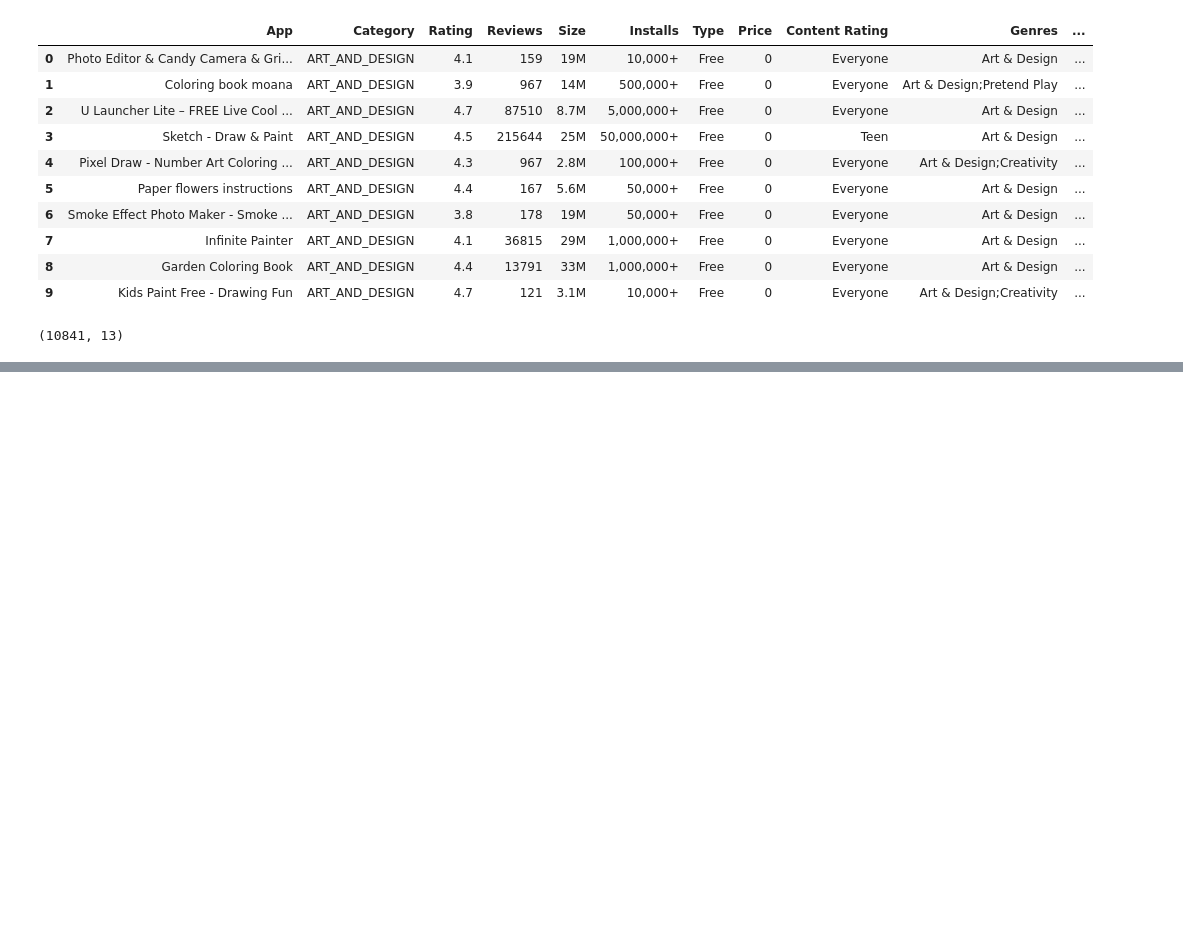
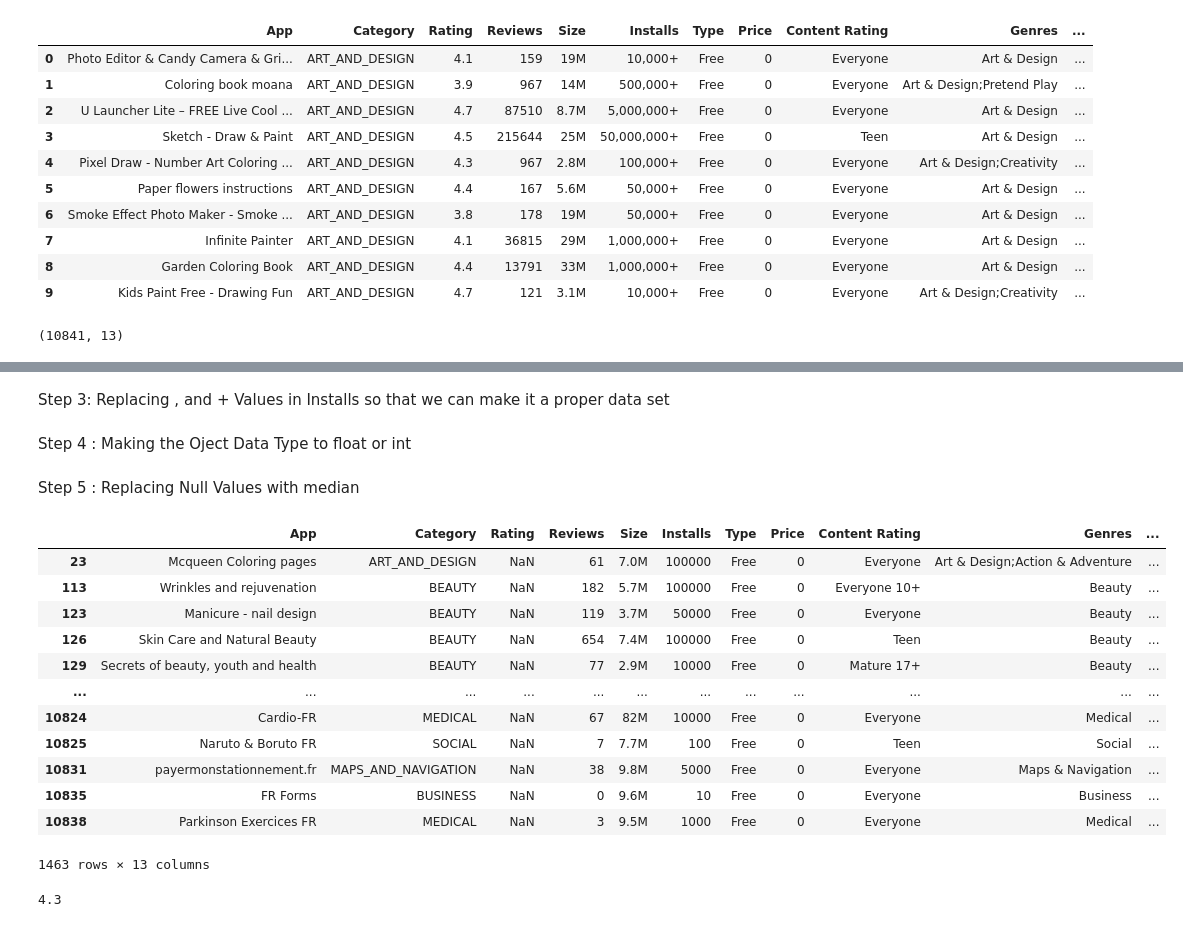
Before and after one commit to PrudhviGowroju/Play-Store-App-Review-Analysis, a Jupyter notebook: Play_Store_App_Review_Analysis_Capstone_Project.ipynb, the cells around one changed output, grey strips where cells are left out. Drawn from its saved outputs; the diff is of its cells as text; code cells hidden in the pictures; blank space fills up the shorter version.

```diff
--- a/Play_Store_App_Review_Analysis_Capstone_Project.ipynb
+++ b/Play_Store_App_Review_Analysis_Capstone_Project.ipynb
@@ -72,0 +84,2 @@ playstoredf.shape
+# %%
+playstoredf= playstoredf.drop(10472)
@@ -72,0 +103,3 @@ playstoredf.shape
+# %%
+playstoredf.drop_duplicates(['App'],inplace =True)
+playstoredf['App'].value_counts()
@@ -72,0 +119,31 @@ playstoredf.shape
+# %% [markdown]
+Step 3: Replacing , and + Values in Installs so that we can make it a proper data set
+# %%
+playstoredf['Installs']=playstoredf['Installs'].apply(lambda x : x.replace(',',''))
+playstoredf['Installs']=playstoredf['Installs'].apply(lambda x : x.replace('+',''))
+# %% [markdown]
+Step 4 : Making the Oject Data Type to float or int
+# %%
+playstoredf['Reviews']=playstoredf['Reviews'].apply(lambda x:int(x))
+# %% [markdown]
+Step 5 : Replacing Null Values with median
+# %%
+playstoredf[playstoredf['Rating'].isnull()]
+# %% [output]
+|  | App | Category | Rating | Reviews | Size | Installs | Type | Price | Content Rating | Genres | ... |
+| 23 | Mcqueen Coloring pages | ART_AND_DESIGN | NaN | 61 | 7.0M | 100000 | Free | 0 | Everyone | Art & Design;Action & Adventure | ... |
+| 113 | Wrinkles and rejuvenation | BEAUTY | NaN | 182 | 5.7M | 100000 | Free | 0 | Everyone 10+ | Beauty | ... |
+| 123 | Manicure - nail design | BEAUTY | NaN | 119 | 3.7M | 50000 | Free | 0 | Everyone | Beauty | ... |
+| 126 | Skin Care and Natural Beauty | BEAUTY | NaN | 654 | 7.4M | 100000 | Free | 0 | Teen | Beauty | ... |
+| 129 | Secrets of beauty, youth and health | BEAUTY | NaN | 77 | 2.9M | 10000 | Free | 0 | Mature 17+ | Beauty | ... |
+| ... | ... | ... | ... | ... | ... | ... | ... | ... | ... | ... | ... |
+| 10824 | Cardio-FR | MEDICAL | NaN | 67 | 82M | 10000 | Free | 0 | Everyone | Medical | ... |
+| 10825 | Naruto & Boruto FR | SOCIAL | NaN | 7 | 7.7M | 100 | Free | 0 | Teen | Social | ... |
+| 10831 | payermonstationnement.fr | MAPS_AND_NAVIGATION | NaN | 38 | 9.8M | 5000 | Free | 0 | Everyone | Maps & Navigation | ... |
+| 10835 | FR Forms | BUSINESS | NaN | 0 | 9.6M | 10 | Free | 0 | Everyone | Business | ... |
+| 10838 | Parkinson Exercices FR | MEDICAL | NaN | 3 | 9.5M | 1000 | Free | 0 | Everyone | Medical | ... |
+1463 rows × 13 columns
+# %%
+playstoredf['Rating'].median()
+# %% [output]
+4.3
```
Also changed, not shown: parts of 10 cells of this notebook.
